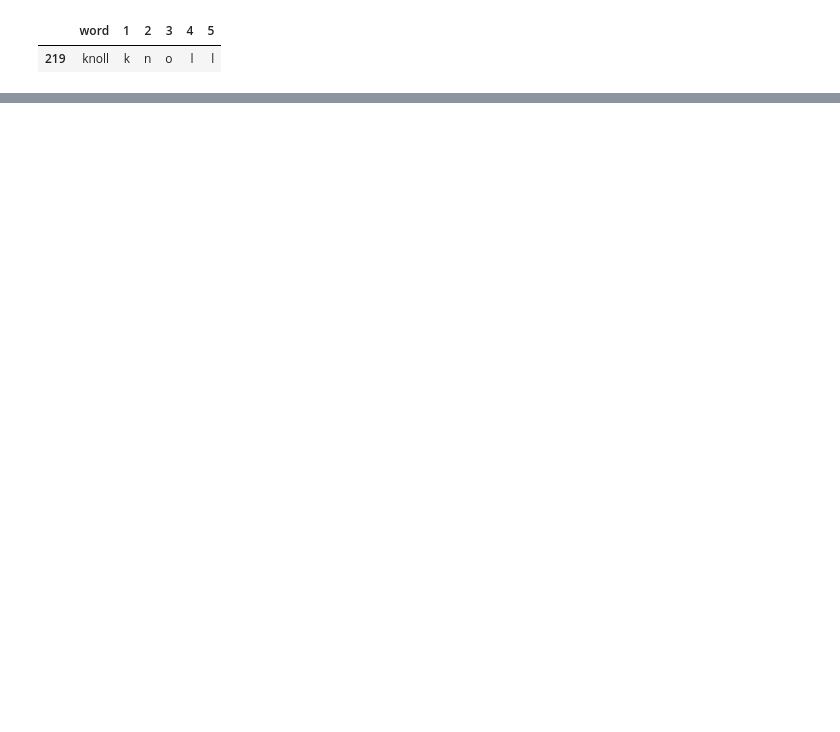
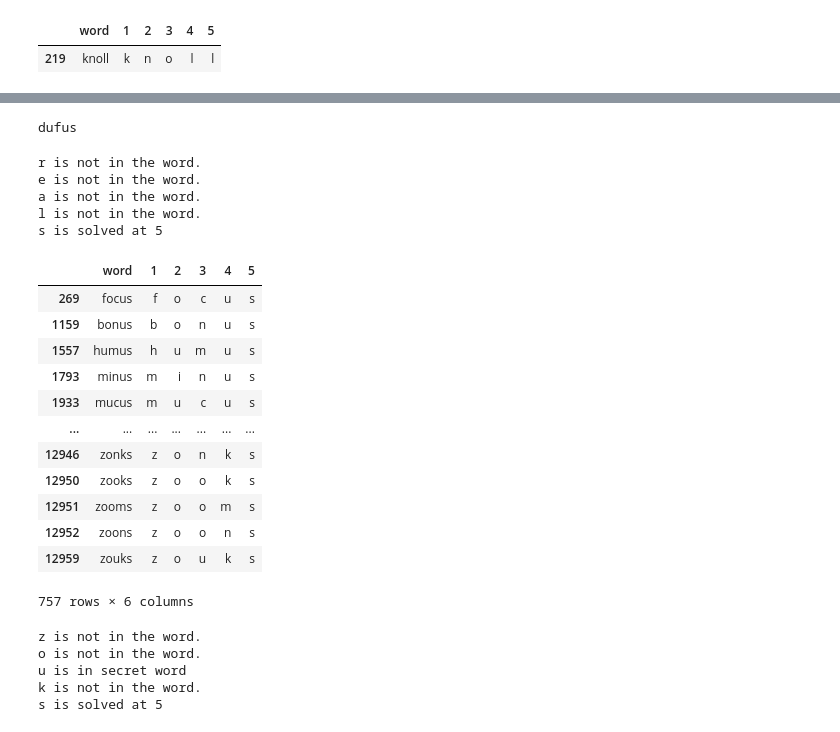
Before and after one commit to Jollyhrothgar/wordle, a Jupyter notebook: Wordle_Solver.ipynb, the cells around one changed output, grey strips where cells are left out. Saved outputs shown, nothing was run; the diff lists cells and outputs as text; code cells hidden in the pictures; blank space fills up the shorter version.

```diff
--- a/Wordle_Solver.ipynb
+++ b/Wordle_Solver.ipynb
@@ -246,0 +284,39 @@ game.snapshot_letter_regex()
+# %%
+# secret_word = words.sample(1)['word'].values[0]
+secret_word = 'dufus'
+guesser = Guesser(word_df=words)
+print(secret_word)
+# %% [output]
+dufus
+# %%
+guesser.guess(guess='reals', secret_word=secret_word)
+# %% [output]
+r is not in the word.
+e is not in the word.
+a is not in the word.
+l is not in the word.
+s is solved at 5
+# %%
+guesser.word_df
+# %% [output]
+|  | word | 1 | 2 | 3 | 4 | 5 |
+| 269 | focus | f | o | c | u | s |
+| 1159 | bonus | b | o | n | u | s |
+| 1557 | humus | h | u | m | u | s |
+| 1793 | minus | m | i | n | u | s |
+| 1933 | mucus | m | u | c | u | s |
+| ... | ... | ... | ... | ... | ... | ... |
+| 12946 | zonks | z | o | n | k | s |
+| 12950 | zooks | z | o | o | k | s |
+| 12951 | zooms | z | o | o | m | s |
+| 12952 | zoons | z | o | o | n | s |
+| 12959 | zouks | z | o | u | k | s |
+757 rows × 6 columns
+# %%
+guesser.guess(guess='zouks', secret_word=secret_word)
+# %% [output]
+z is not in the word.
+o is not in the word.
+u is in secret word
+k is not in the word.
+s is solved at 5
```
Also changed, not shown: parts of 19 cells of this notebook.
